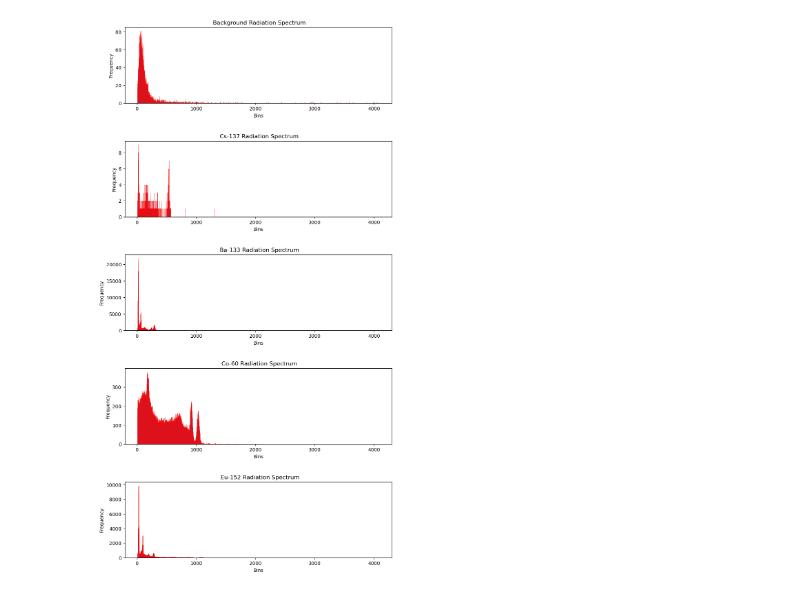
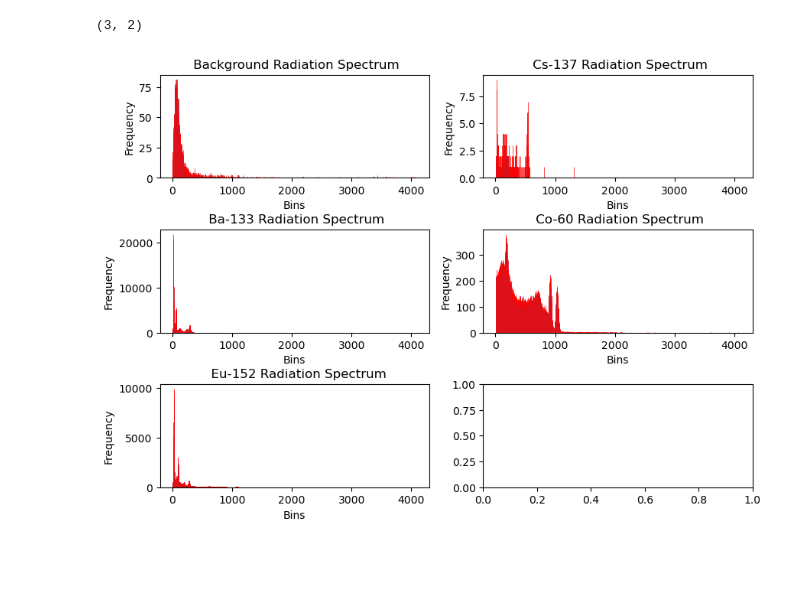
Before and after one commit to Emi-300/E11-Lab-Emilien-Alex, a Jupyter notebook: Final_project.ipynb, the cells around one changed output. Saved outputs shown, nothing was run; the diff lists cells and outputs as text; code cells hidden in the pictures; blank space fills up the shorter version.

```diff
--- a/Final_project.ipynb
+++ b/Final_project.ipynb
@@ -8,39 +8,46 @@ spectrum_data = [0,0,0,0,0]
 isotopes = ["Background","Cs-137","Ba-133","Co-60"," Eu-152"]
 
 spectrum_data[0] = pd.read_csv("data/calibrationdata/2026-04-22_15-48-56/spectrum.csv", skiprows=[0], header = None)
 spectrum_data[1] = pd.read_csv("data/calibrationdata/2026-04-22_16-37-49/spectrum.csv", skiprows=[0], header = None)
 spectrum_data[2] = pd.read_csv("data/calibrationdata/2026-04-22_16-52-09/spectrum.csv", skiprows=[0], header = None)
 spectrum_data[3] = pd.read_csv("data/calibrationdata/2026-04-22_17-05-05/spectrum.csv", skiprows=[0], header = None)
 spectrum_data[4] = pd.read_csv("data/calibrationdata/2026-04-22_17-17-20/spectrum.csv", skiprows=[0], header = None)
 
 
 
 for i,data in enumerate(spectrum_data):
 
+
     # Remove timestamp column and get bin data
     data = data.drop(columns=[0])
     data = data.to_numpy().transpose()
     data = np.sum(data,axis=1)
 
     #log spectrum
     #data = np.log(data)
     spectrum_data[i] = data
 
 bins = np.arange(1, spectrum_data[0].shape[0]+1)
 
-fig, ax = plt.subplots(figsize=(10,20),nrows=5)
+fig, ax = plt.subplots(figsize=(10,7),nrows=3,ncols=2)
 plt.subplots_adjust(hspace=0.5)
+
+print(ax.shape)
 
 for i,data in enumerate(spectrum_data):
 
+    a = int(i/2)
+    b = i%2
+
     #print(data)
 
-    ax[i].bar(bins, data, width=1, align='edge', edgecolor='red', linewidth=0.5)
-    ax[i].set_xlabel('Bins')
-    ax[i].set_ylabel('Frequency')
-    ax[i].set_title(f' {isotopes[i]} Radiation Spectrum')
+    ax[a,b].bar(bins, data, width=1, align='edge', edgecolor='red', linewidth=0.5)
+    ax[a,b].set_xlabel('Bins')
+    ax[a,b].set_ylabel('Frequency')
+    ax[a,b].set_title(f' {isotopes[i]} Radiation Spectrum')
 # %% [output]
+(3, 2)
-[figure, old version]
+[figure, new version]
 # %%
 from scipy.signal import find_peaks
 
```
Also changed, not shown: parts of 2 cells of this notebook.
